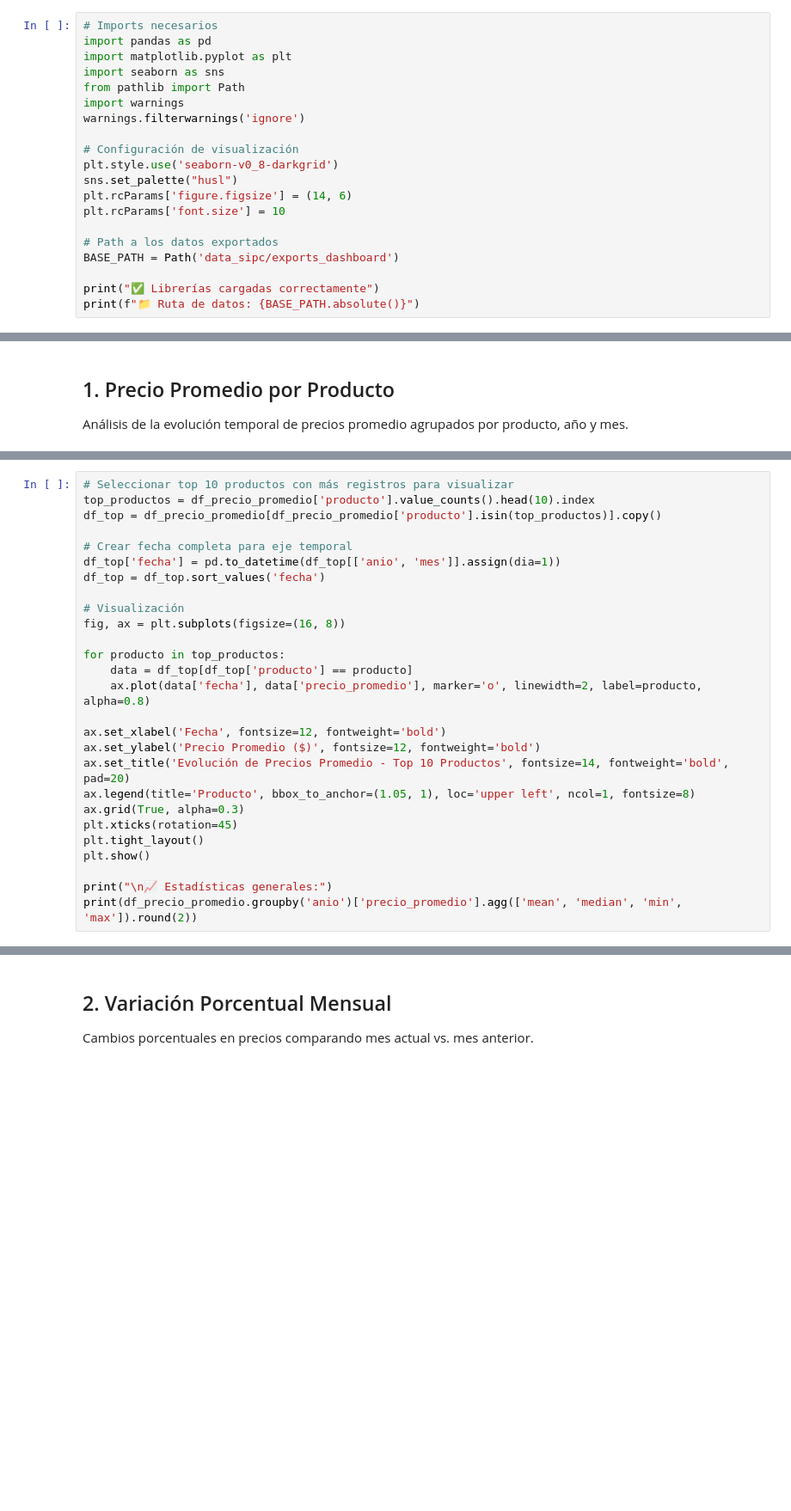
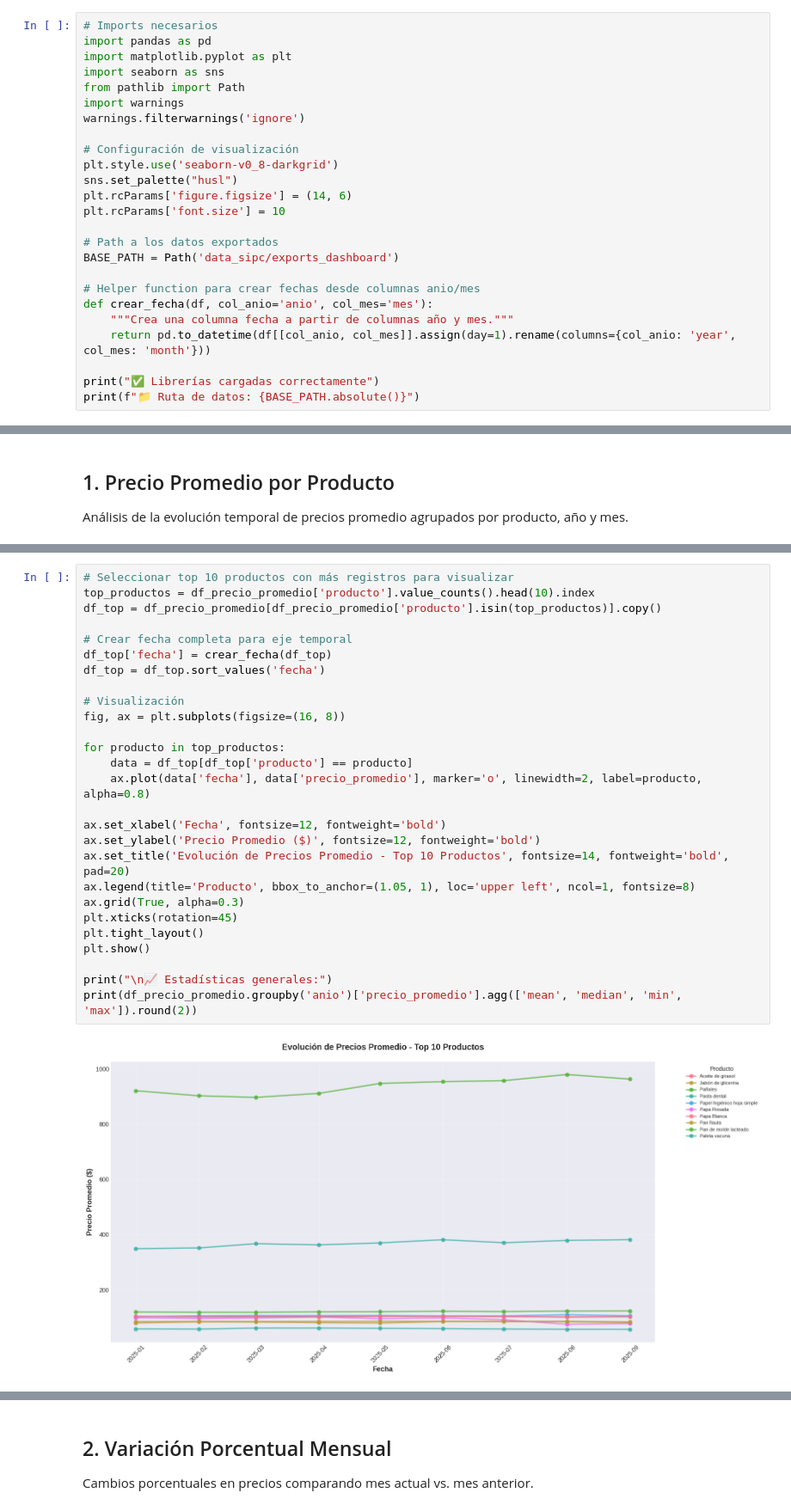
Before and after one commit to clara-s-n/monitor-precios-sipc, a Jupyter notebook: notebooks/03_dashboard.ipynb, the cells around one changed output, grey strips where cells are left out. Shown at 86% size. Cells and saved outputs as stored; diff of their text form; blank space fills up the shorter version.

```diff
--- a/notebooks/03_dashboard.ipynb
+++ b/notebooks/03_dashboard.ipynb
@@ -44,6 +44,11 @@ plt.rcParams['font.size'] = 10
 # Path a los datos exportados
 BASE_PATH = Path('data_sipc/exports_dashboard')
 
+# Helper function para crear fechas desde columnas anio/mes
+def crear_fecha(df, col_anio='anio', col_mes='mes'):
+    """Crea una columna fecha a partir de columnas año y mes."""
+    return pd.to_datetime(df[[col_anio, col_mes]].assign(day=1).rename(columns={col_anio: 'year', col_mes: 'month'}))
+
 print("✅ Librerías cargadas correctamente")
 print(f"📁 Ruta de datos: {BASE_PATH.absolute()}")
 # %% [output]
@@ -67,27 +87,29 @@ FileNotFoundError: [Errno 2] No such file or directory: '../data_sipc/exports_da
 # %%
 # Seleccionar top 10 productos con más registros para visualizar
 top_productos = df_precio_promedio['producto'].value_counts().head(10).index
 df_top = df_precio_promedio[df_precio_promedio['producto'].isin(top_productos)].copy()
 
 # Crear fecha completa para eje temporal
-df_top['fecha'] = pd.to_datetime(df_top[['anio', 'mes']].assign(dia=1))
+df_top['fecha'] = crear_fecha(df_top)
 df_top = df_top.sort_values('fecha')
 
 # Visualización
 fig, ax = plt.subplots(figsize=(16, 8))
 
 for producto in top_productos:
     data = df_top[df_top['producto'] == producto]
     ax.plot(data['fecha'], data['precio_promedio'], marker='o', linewidth=2, label=producto, alpha=0.8)
 
 ax.set_xlabel('Fecha', fontsize=12, fontweight='bold')
 ax.set_ylabel('Precio Promedio ($)', fontsize=12, fontweight='bold')
 ax.set_title('Evolución de Precios Promedio - Top 10 Productos', fontsize=14, fontweight='bold', pad=20)
 ax.legend(title='Producto', bbox_to_anchor=(1.05, 1), loc='upper left', ncol=1, fontsize=8)
 ax.grid(True, alpha=0.3)
 plt.xticks(rotation=45)
 plt.tight_layout()
 plt.show()
 
 print("\n📈 Estadísticas generales:")
 print(df_precio_promedio.groupby('anio')['precio_promedio'].agg(['mean', 'median', 'min', 'max']).round(2))
+# %% [output]
+[figure, added]
```
Also changed, not shown: parts of 16 cells of this notebook, 1 other file.
